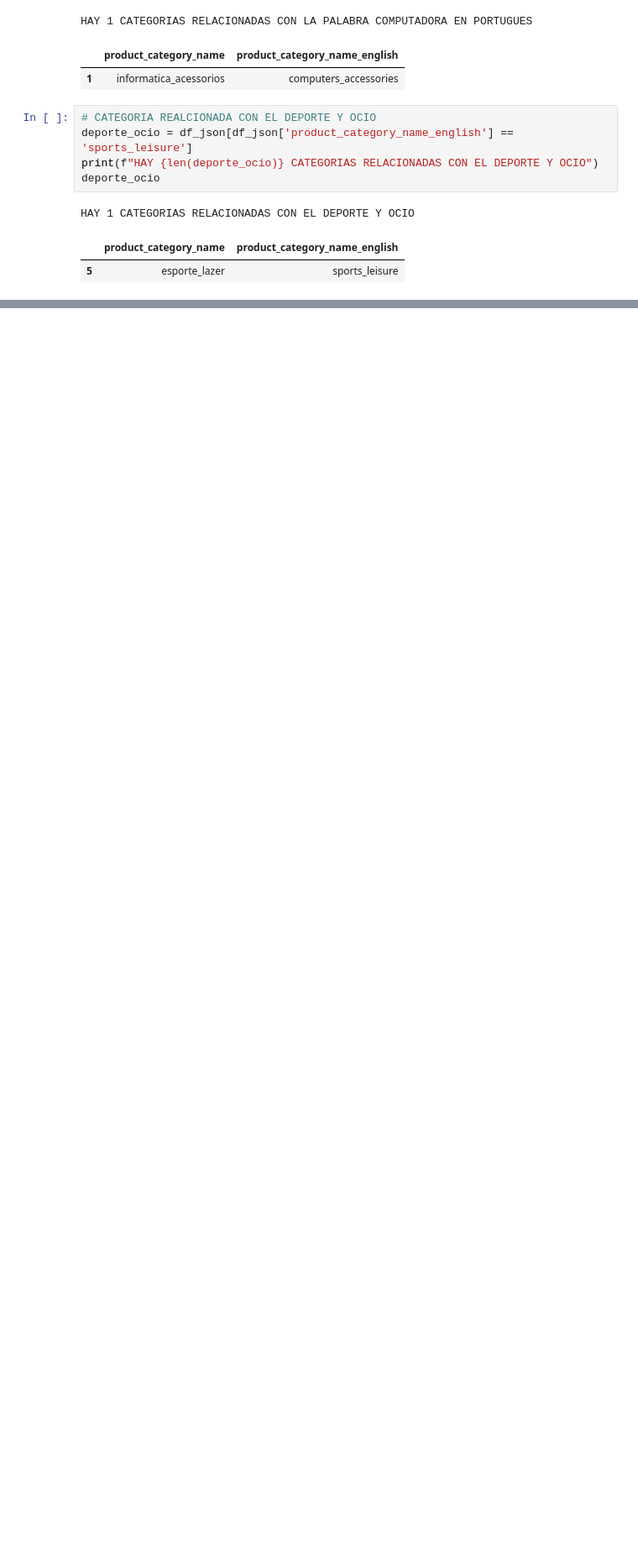
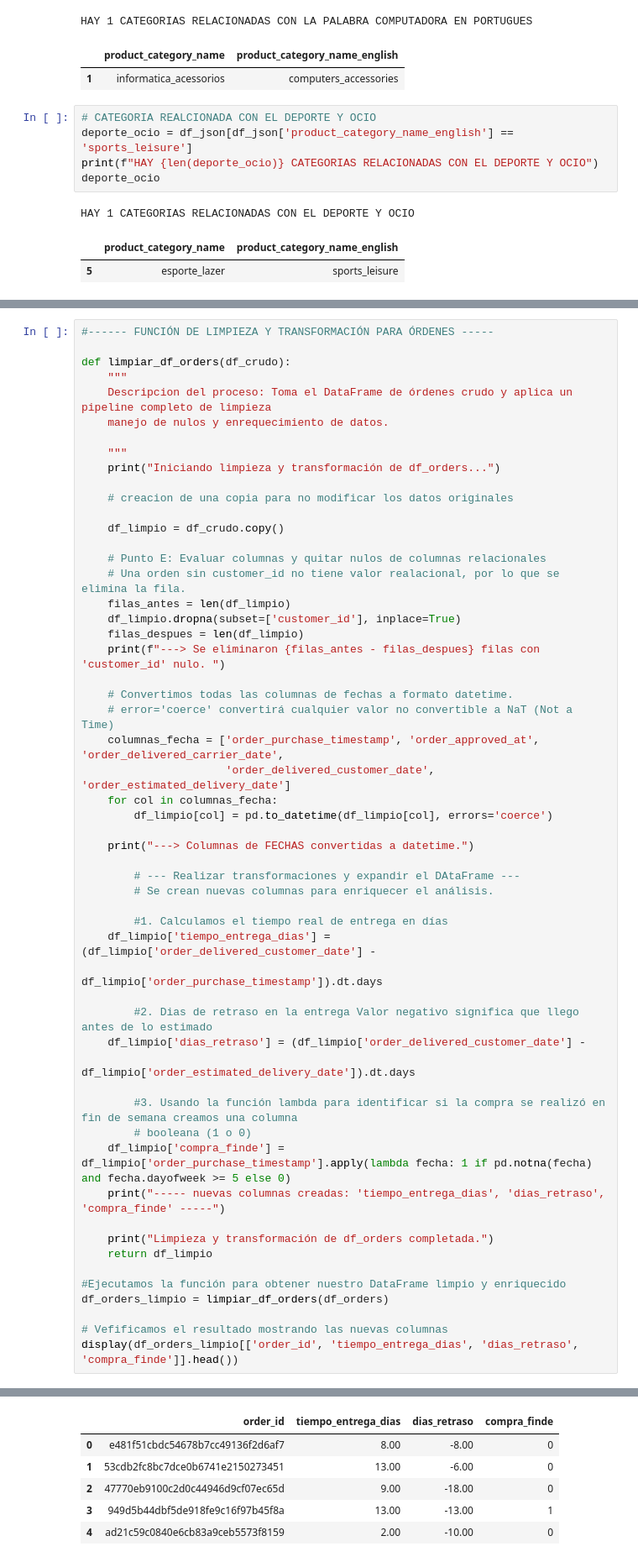
Before and after one commit to jdareval/practica1-bit-ETL, a Jupyter notebook: desarrolloG8.ipynb, the cells around one changed output, grey strips where cells are left out. Shown at 84% size. Saved outputs shown, nothing was run; the diff lists cells and outputs as text; blank space fills up the shorter version.

```diff
--- a/desarrolloG8.ipynb
+++ b/desarrolloG8.ipynb
@@ -417,0 +510,56 @@ En cumplimiento con las mejores practicas de seguridad y desarrollo, hemos proce
+# %%
+#------ FUNCIÓN DE LIMPIEZA Y TRANSFORMACIÓN PARA ÓRDENES -----
+
+def limpiar_df_orders(df_crudo):
+    """
+    Descripcion del proceso: Toma el DataFrame de órdenes crudo y aplica un pipeline completo de limpieza
+    manejo de nulos y enrequecimiento de datos.
+
+    """
+    print("Iniciando limpieza y transformación de df_orders...")
+
+    # creacion de una copia para no modificar los datos originales
+
+    df_limpio = df_crudo.copy()
+
+    # Punto E: Evaluar columnas y quitar nulos de columnas relacionales
+    # Una orden sin customer_id no tiene valor realacional, por lo que se elimina la fila.
+    filas_antes = len(df_limpio)
+    df_limpio.dropna(subset=['customer_id'], inplace=True)
+    filas_despues = len(df_limpio)
+    print(f"---> Se eliminaron {filas_antes - filas_despues} filas con 'customer_id' nulo. ")
+
+    # Convertimos todas las columnas de fechas a formato datetime.
+    # error='coerce' convertirá cualquier valor no convertible a NaT (Not a Time)
+    columnas_fecha = ['order_purchase_timestamp', 'order_approved_at', 'order_delivered_carrier_date',
+                      'order_delivered_customer_date', 'order_estimated_delivery_date']
+    for col in columnas_fecha:
+        df_limpio[col] = pd.to_datetime(df_limpio[col], errors='coerce')
+
+    print("---> Columnas de FECHAS convertidas a datetime.")
+
+        # --- Realizar transformaciones y expandir el DAtaFrame ---
+        # Se crean nuevas columnas para enriquecer el análisis.
+
+        #1. Calculamos el tiempo real de entrega en días
+    df_limpio['tiempo_entrega_dias'] = (df_limpio['order_delivered_customer_date'] -
+                                            df_limpio['order_purchase_timestamp']).dt.days
+
+        #2. Dias de retraso en la entrega Valor negativo significa que llego antes de lo estimado
+    df_limpio['dias_retraso'] = (df_limpio['order_delivered_customer_date'] -
+                                     df_limpio['order_estimated_delivery_date']).dt.days
+
+        #3. Usando la función lambda para identificar si la compra se realizó en fin de semana creamos una columna
+        # booleana (1 o 0)
+    df_limpio['compra_finde'] = df_limpio['order_purchase_timestamp'].apply(lambda fecha: 1 if pd.notna(fecha) and fecha.dayofweek >= 5 else 0)
+    print("----- nuevas columnas creadas: 'tiempo_entrega_dias', 'dias_retraso', 'compra_finde' -----")
+
+    print("Limpieza y transformación de df_orders completada.")
+    return df_limpio
+
+#Ejecutamos la función para obtener nuestro DataFrame limpio y enriquecido
+df_orders_limpio = limpiar_df_orders(df_orders)
+
+# Vefificamos el resultado mostrando las nuevas columnas
+display(df_orders_limpio[['order_id', 'tiempo_entrega_dias', 'dias_retraso', 'compra_finde']].head())
+# %% [output]
@@ -417,0 +571,6 @@ En cumplimiento con las mejores practicas de seguridad y desarrollo, hemos proce
+|  | order_id | tiempo_entrega_dias | dias_retraso | compra_finde |
+| 0 | e481f51cbdc54678b7cc49136f2d6af7 | 8.00 | -8.00 | 0 |
+| 1 | 53cdb2fc8bc7dce0b6741e2150273451 | 13.00 | -6.00 | 0 |
+| 2 | 47770eb9100c2d0c44946d9cf07ec65d | 9.00 | -18.00 | 0 |
+| 3 | 949d5b44dbf5de918fe9c16f97b45f8a | 13.00 | -13.00 | 1 |
+| 4 | ad21c59c0840e6cb83a9ceb5573f8159 | 2.00 | -10.00 | 0 |
```
Also changed, not shown: parts of 9 cells of this notebook.
